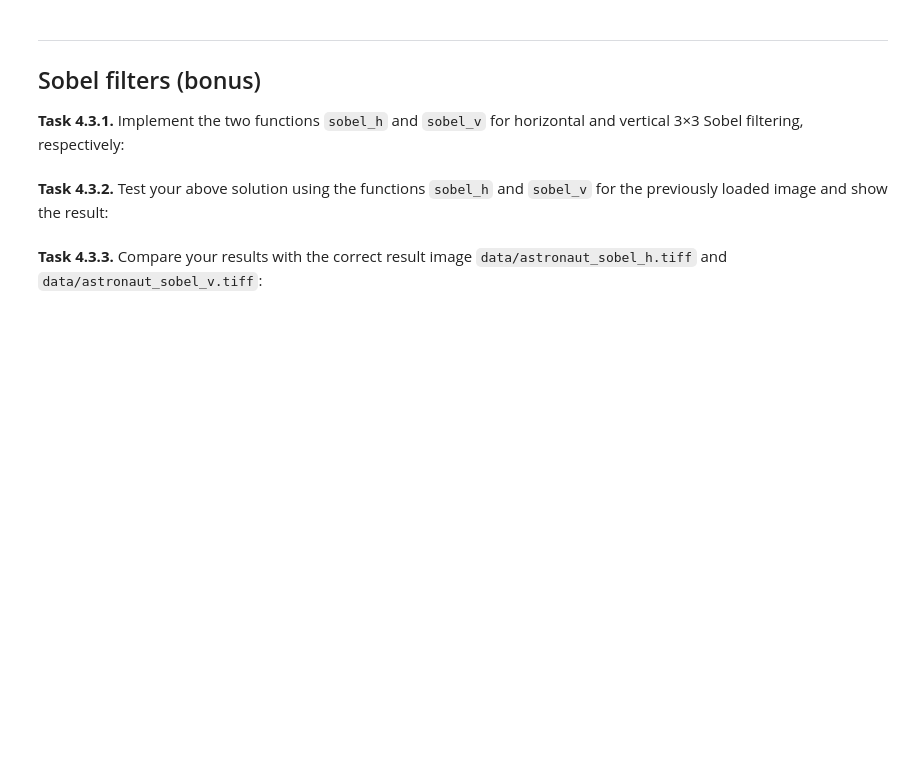
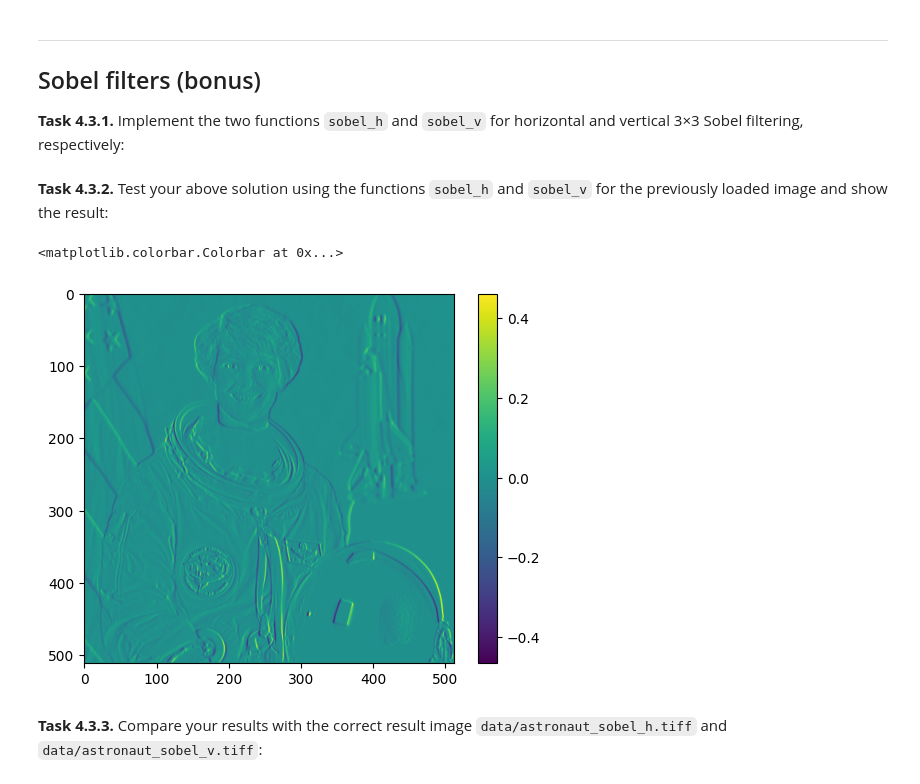
Before and after one commit to Hallo-ollaH/mobi-fs3-python, a Jupyter notebook: task4.ipynb, the cells around one changed output. Saved outputs shown, nothing was run; the diff lists cells and outputs as text; code cells hidden in the pictures; blank space fills up the shorter version.

```diff
--- a/task4.ipynb
+++ b/task4.ipynb
@@ -141,7 +141,43 @@ assert numpy.allclose(grad_mag, astr_prewitt_gradmag)
 ## Sobel filters (bonus)
 
 **<a id="#">Task 4.3.1.</a>** Implement the two functions `sobel_h` and `sobel_v` for horizontal and vertical 3&times;3 Sobel filtering, respectively:
+# %%
+def sobel_h(img_in):
+    size = 3
+    n = (size - 1) // 2 # Mittelpunkt des Filters
+    result = numpy.zeros(img_in.shape)
+
+    for p in numpy.ndindex(img_in.shape): # über alle Pixel laufen
+        neighborhood_sum = 0
+
+        for q in numpy.ndindex(size, size): # über die Filtermaske laufen
+            y = q[0]+p[0]-n
+            x = q[1]+p[1]-n
+
+            if y < img_in.shape[0] and y>=0 and x>=0 and x< img_in.shape[1]:
+                if q[1] == 0:
+                    w = 1
+                elif q[1] == 1:
+                    w = 0
+                else:
+                    w = -1
+                neighborhood_sum += w*img_in[y,x]
+            else:
+                neighborhood_sum = 0
+                break
+            if q[0] == 1:
+                w*=2
+
+        result[p] = neighborhood_sum/6
+    return result
 # %% [markdown]
 **<a id="#">Task 4.3.2.</a>** Test your above solution using the functions `sobel_h` and `sobel_v` for the previously loaded image and show the result:
+# %%
+astr_sh = sobel_h(astr)
+plt.imshow(astr_sh)
+plt.colorbar()
+# %% [output]
+<matplotlib.colorbar.Colorbar at 0x...>
+[figure, added]
 # %% [markdown]
 **<a id="#">Task 4.3.3.</a>** Compare your results with the correct result image `data/astronaut_sobel_h.tiff` and `data/astronaut_sobel_v.tiff`:
```
Also changed, not shown: parts of 1 cell of this notebook.
